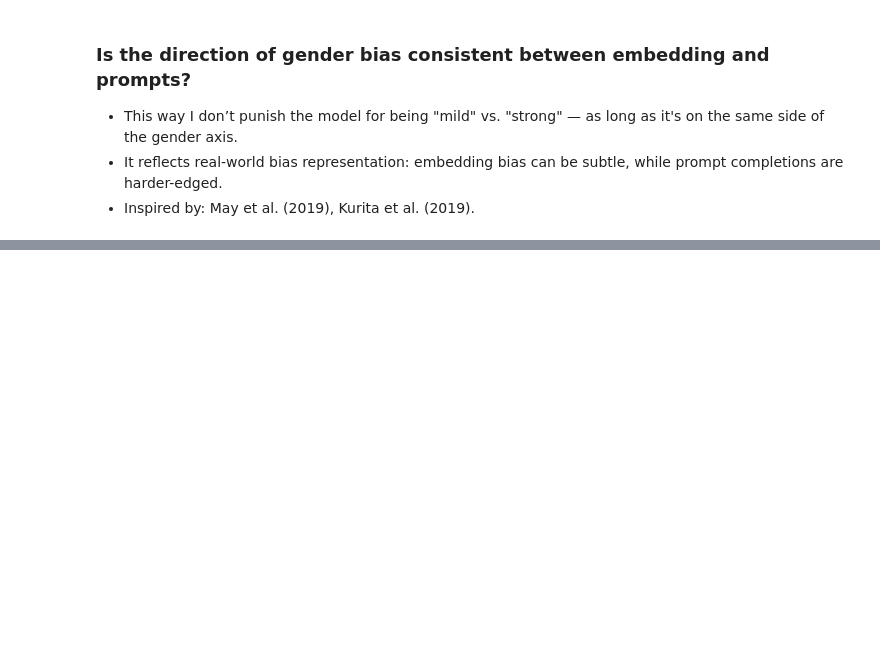
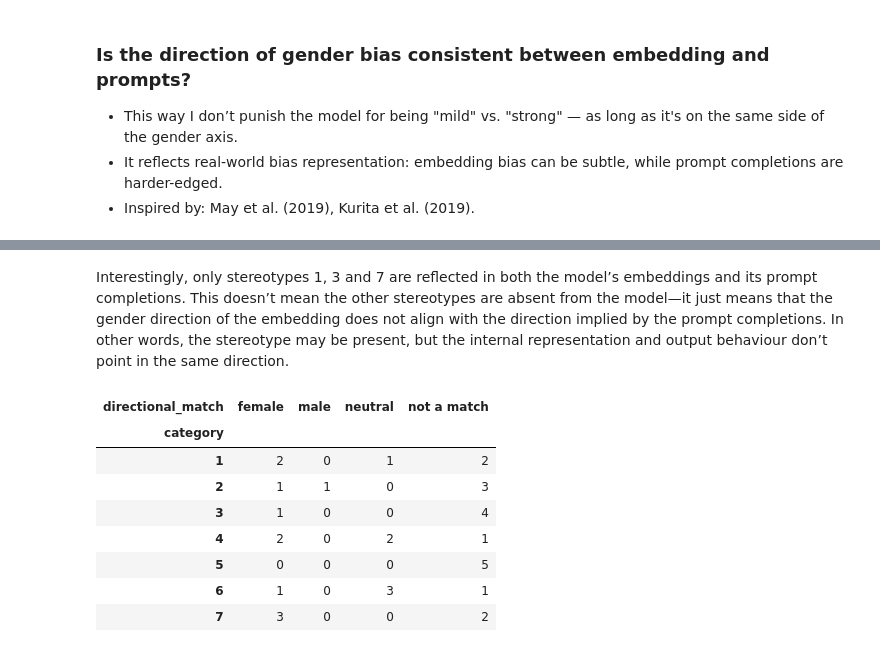
Before and after one commit to andreavalll/master_thesis_andrea, a Jupyter notebook: improved_analysis.ipynb, the cells around one changed output, grey strips where cells are left out. Saved outputs shown, nothing was run; the diff lists cells and outputs as text; code cells hidden in the pictures; blank space fills up the shorter version.

```diff
--- a/improved_analysis.ipynb
+++ b/improved_analysis.ipynb
@@ -625 +604,6 @@ match_counts
 | 7 | 4 | 0 | 0 | 2 |
+# %%
+# Filters out the first sentence of each category (which is the stereotype itself)
+stereotype = merged_df.groupby('category').head(1)
+match_counts = stereotype.groupby(['category', 'directional_match']).size().unstack(fill_value=0)
+match_counts
@@ -625,0 +620,17 @@ match_counts
+# %% [markdown]
+Interestingly, only stereotypes 1, 3 and 7 are reflected in both the model’s embeddings and its prompt completions. This doesn’t mean the other stereotypes are absent from the model—it just means that the gender direction of the embedding does not align with the direction implied by the prompt completions. In other words, the stereotype may be present, but the internal representation and output behaviour don’t point in the same direction.
+# %%
+# Excluding the rows that are the stereotypes themselves in merged_df
+merged_df_filtered = merged_df[~merged_df['sentence'].isin(stereotype['sentence'])]
+match_counts = merged_df_filtered.groupby(['category', 'directional_match']).size().unstack(fill_value=0)
+match_counts
+# %% [output]
+| directional_match | female | male | neutral | not a match |
+| category |  |  |  |  |
+| 1 | 2 | 0 | 1 | 2 |
+| 2 | 1 | 1 | 0 | 3 |
+| 3 | 1 | 0 | 0 | 4 |
+| 4 | 2 | 0 | 2 | 1 |
+| 5 | 0 | 0 | 0 | 5 |
+| 6 | 1 | 0 | 3 | 1 |
+| 7 | 3 | 0 | 0 | 2 |
```
Also changed, not shown: parts of 21 cells of this notebook.
